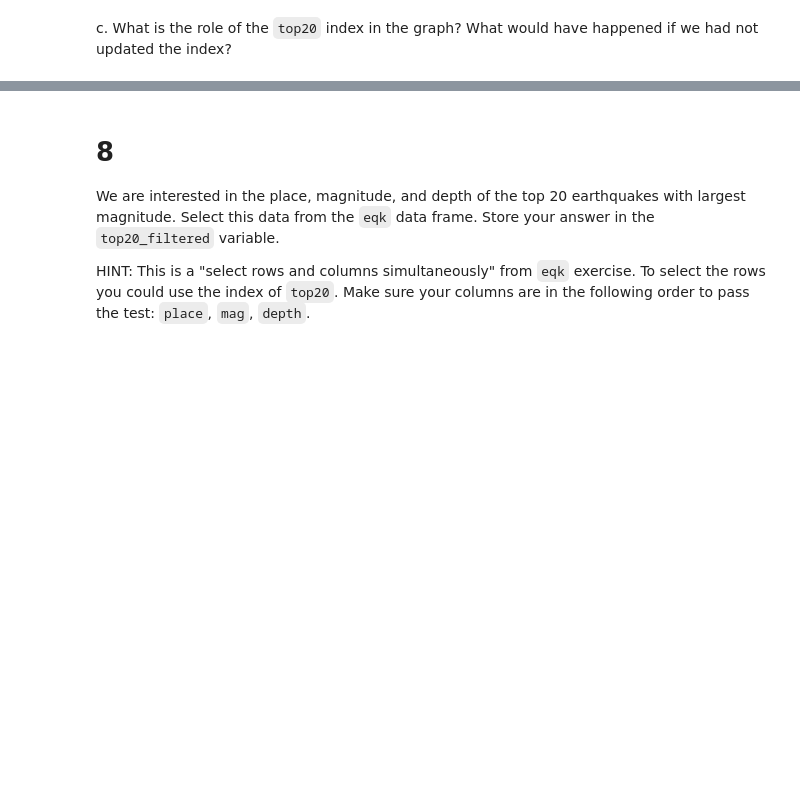
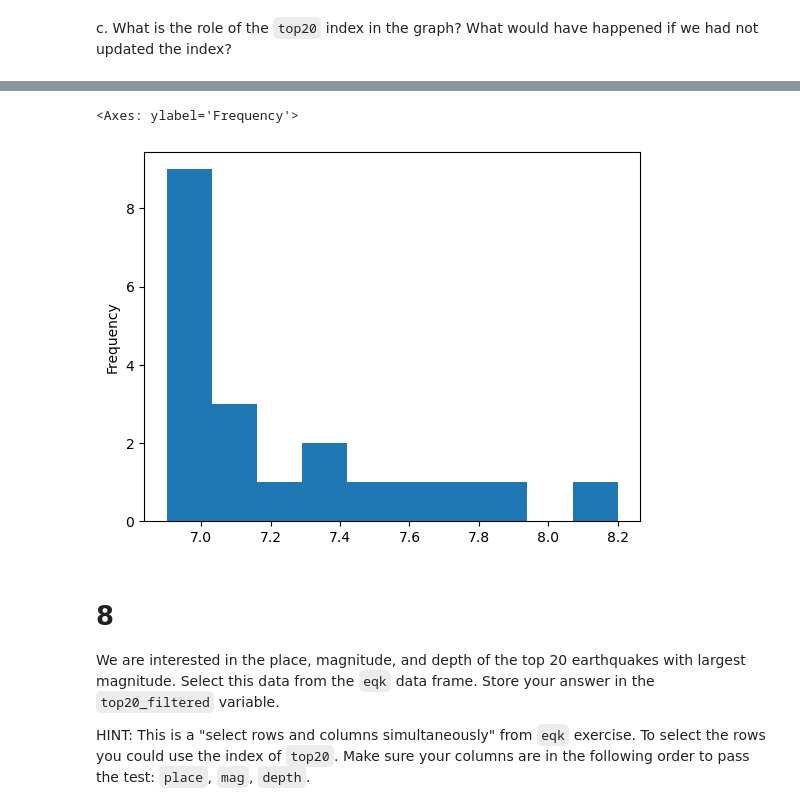
Before and after one commit to sofiiir/eds220-hwk1, a Jupyter notebook: task3/hwk1-task3-earthquakes.ipynb, the cells around one changed output, grey strips where cells are left out. Drawn from its saved outputs; the diff is of its cells as text; code cells hidden in the pictures; blank space fills up the shorter version.

```diff
--- a/task3/hwk1-task3-earthquakes.ipynb
+++ b/task3/hwk1-task3-earthquakes.ipynb
@@ -219,0 +263,7 @@ _Type your answer here, replacing this text._
+# %%
+prac = raw_eqk[raw_eqk['type'] == 'earthquake']
+print(prac)
+prac1 = prac['mag'].nlargest(20)
+print(prac1)
+prac1.plot(kind = 'hist')
+# %% [output]
@@ -220,3 +287,5 @@ _Type your answer here, replacing this text._
+<Axes: ylabel='Frequency'>
+[figure, added]
 # %% [markdown]
 <!-- END QUESTION -->
 
```
Also changed, not shown: parts of 18 cells of this notebook.
